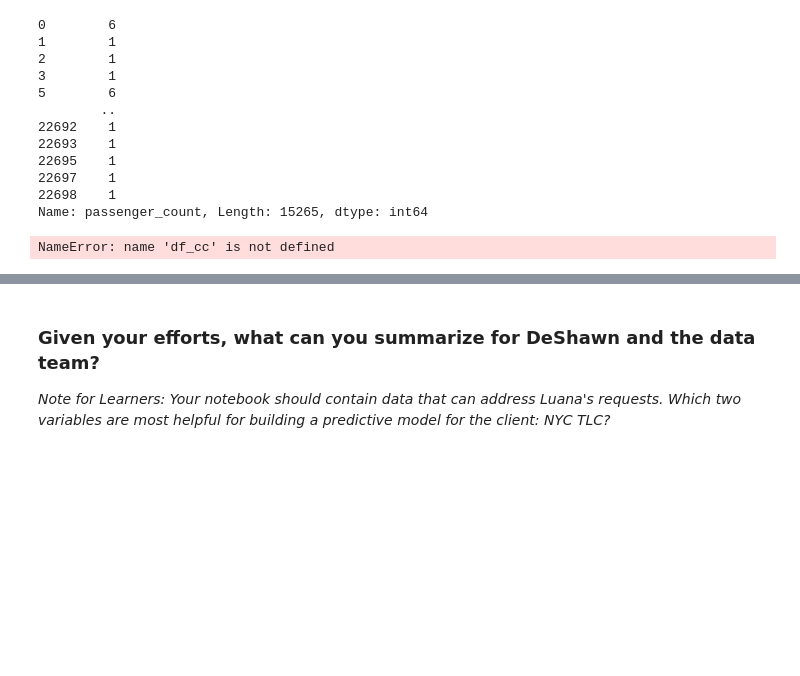
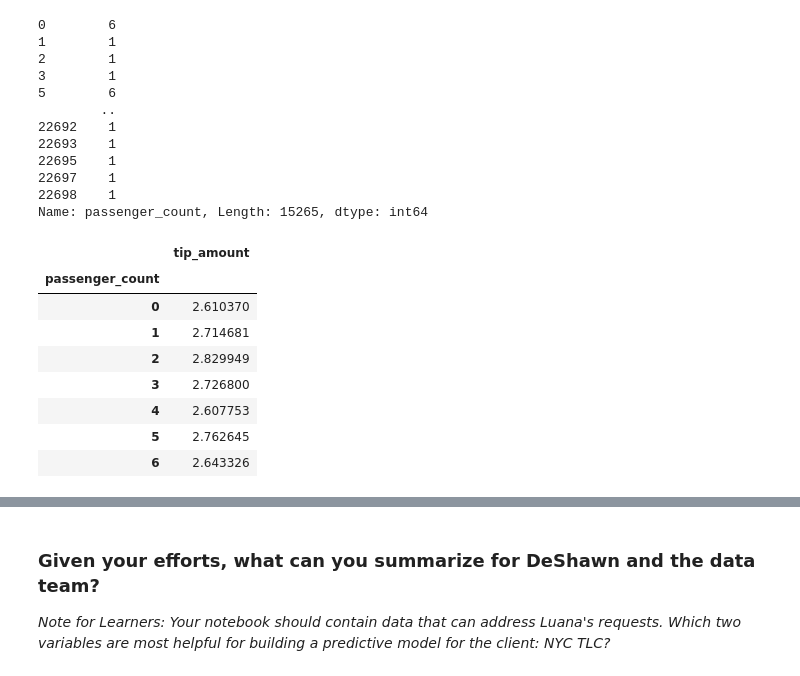
Before and after one commit to samartuv/My_files, a Jupyter notebook: Activity_Course 2 Automatidata project lab_completed.ipynb, the cells around one changed output, grey strips where cells are left out. Saved outputs shown, nothing was run; the diff lists cells and outputs as text; code cells hidden in the pictures; blank space fills up the shorter version.

```diff
--- a/Activity_Course 2 Automatidata project lab_completed.ipynb
+++ b/Activity_Course 2 Automatidata project lab_completed.ipynb
@@ -312,13 +312,21 @@ df.passenger_count[cc_mask]
 22698    1
 Name: passenger_count, Length: 15265, dtype: int64
 # %%
-df_cc == df[cc_mask]
+df_cc = df[cc_mask]
 
 df_cc.groupby('passenger_count').mean()[['tip_amount']]
 
 # Calculate the average tip amount for each passenger count (credit card payments only)
 # %% [output]
-NameError: name 'df_cc' is not defined
+|  | tip_amount |
+| passenger_count |  |
+| 0 | 2.610370 |
+| 1 | 2.714681 |
+| 2 | 2.829949 |
+| 3 | 2.726800 |
+| 4 | 2.607753 |
+| 5 | 2.762645 |
+| 6 | 2.643326 |
 # %% [markdown]
 <img src="images/Construct.png" width="100" height="100" align=left>
 
```
